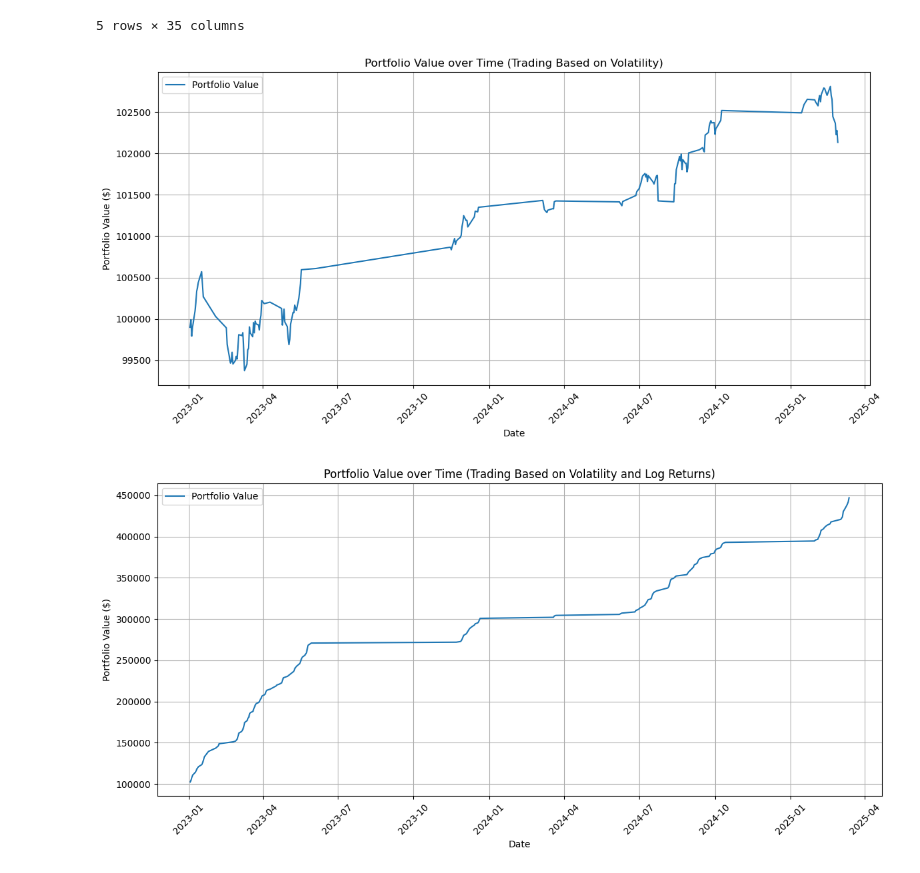
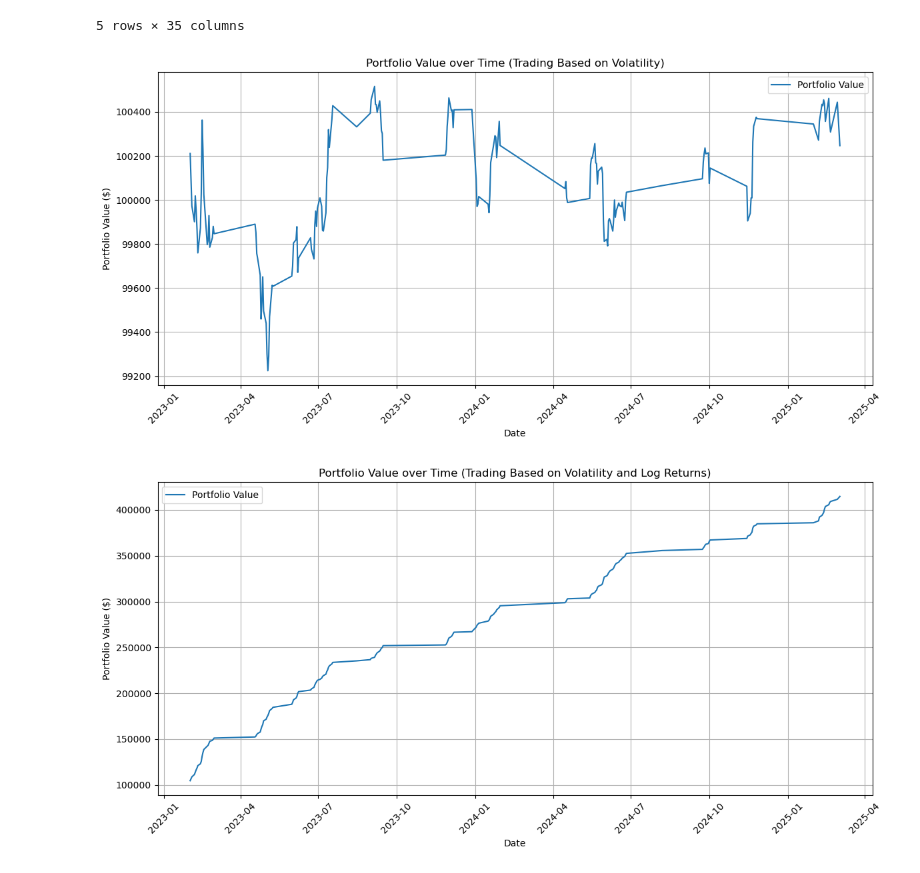
Before and after one commit to GeronimoBWalker/commodity, a Jupyter notebook: commodity_analysis_chey (G).ipynb, the cells around one changed output. Drawn from its saved outputs; the diff is of its cells as text; code cells hidden in the pictures.

```diff
--- a/commodity_analysis_chey (G).ipynb
+++ b/commodity_analysis_chey (G).ipynb
@@ -292,18 +295,20 @@ print(lag_returns_df.shape)
 # %% [output]
 (1299, 60)
 # %%
-# Calculate correlations between returns and lagged returns
+# Calculate correlations between original price and lagged returns  - different window sizes of percent changes
 correlations = {}
 
 for mineral in minerals:
     for lag in range(1, max_lags + 1):
         lag_column = f'{mineral}_returns_lag_{lag}'
-        correlations[mineral+ ' vs ' + mineral + f'_returns_lag_{lag}'] = pd.concat([metals[mineral],lag_returns_df[lag_column]],axis=1).dropna().corr().values[0][1]
+        correlations[f'{mineral} vs {mineral}_returns_lag_{lag}'] = pd.concat(
+            [metals[mineral],lag_returns_df[lag_column]],axis=1).dropna().corr().values[0][1]
 
 # Display the correlation matrix
-top_correlations = sorted(correlations.items(), key=lambda x: x[1], reverse=True)[:20]
+top_correlations = sorted(correlations.items(), key=lambda x: x[1], reverse=True)[:]
 
 print('Top Correlations between Mineral Return and Lagged Mineral Return')
-top_correlations
+for pair, corr in top_correlations:
+    print(f'{pair}: {corr:.2f}')
 # %% [output]
 Top Correlations between Mineral Return and Lagged Mineral Return
@@ -330,6 +331,8 @@ Top Correlations between Mineral Return and Lagged Mineral Return
 # %%
+# Create daily percent change and volatility columns
 for mineral in minerals:
     metals[f'{mineral}_daily_pct_change'] = metals[mineral].pct_change(fill_method=None)
+    metals[f'{mineral} Volatility'] = metals[mineral].rolling(window=21,min_periods=1).std()
 # %%
 growth_stocks = [
     "NVDA",  # NVIDIA Corporation
@@ -338,7 +341,7 @@ growth_stocks = [
     "AMD",   # Advanced Micro Devices, Inc.
     "CRM",   # Salesforce Inc.
     "ADBE",  # Adobe Inc.
-    "SQ",    # Square, Inc.
+    # "SQ",    # Square, Inc.
     "ZM",    # Zoom Video Communications Inc.
     "SHOP",  # Shopify Inc.
     "SNAP",  # Snap Inc.
@@ -414,9 +417,12 @@ minerals_columns = [
     'GC=F Log Return', 'HG=F Log Return', 'PA=F Log Return', 'PL=F Log Return', 'SI=F Log Return', 'SLAB Log Return'
 ]
 
+minerals_volatility = ['GC=F Close Volatility', 'HG=F Close Volatility', 'PA=F Close Volatility', 'PL=F Close Volatility', 'SI=F Close Volatility', 'SLAB Close Volatility']
+
+
 stock_columns = [
     'NVDA_log_return', 'MRVL_log_return', 'FTNT_log_return', 'AMD_log_return', 'CRM_log_return',
-    'ADBE_log_return', 'SQ_log_return', 'ZM_log_return', 'SHOP_log_return', 'SNAP_log_return',
+    'ADBE_log_return', 'ZM_log_return', 'SHOP_log_return', 'SNAP_log_return',
     'NET_log_return', 'TWLO_log_return', 'MDB_log_return', 'RBLX_log_return', 'SNOW_log_return',
     'PINS_log_return', 'TTD_log_return', 'DOCU_log_return', 'AAPL_log_return', 'MSFT_log_return',
     'INTC_log_return', 'IBM_log_return', 'ORCL_log_return', 'CSCO_log_return', 'HPE_log_return',
@@ -425,7 +431,7 @@ stock_columns = [
     'VZ_log_return', 'TMUS_log_return'
 ]
 
-master_df1 = pd.merge(plat_df[['Date','Volatility'] + minerals_columns], stock_returns_df, on='Date', how='left')
+master_df1 = pd.merge(metals[['Date'] + minerals_columns + minerals_volatility], stock_returns_df, on='Date', how='left')
 # Set 'Date' as the index
 master_df1.set_index('Date', inplace=True)
 # %%
@@ -701,11 +704,11 @@ trade_history = []
 # Loop through the test data (2024-2025)
 for idx, row in test_data.iterrows():
     # Extract the volatility for the current row
-    volatility = row['Volatility']
+    volatility = row['PL=F Close Volatility']
     if np.isnan(volatility):
         continue
 
-    if volatility < np.percentile(test_data['Volatility'], volatility_threshold_pct * 100):
+    if volatility < np.percentile(test_data['PL=F Close Volatility'], volatility_threshold_pct * 100):
         continue  # Skip this row if volatility is too low
 
     # Calculate the total investment available for this trade
@@ -726,34 +729,34 @@ for idx, row in test_data.iterrows():
         portfolio_value -= investment_per_stock  # Deduct investment from portfolio balance
         portfolio_value += investment_per_stock * (1 + stock_return)  # Adjust portfolio value based on stock return
 
         trade_history.append({
             'date': row.name,
             'action': 'Buy',
             'stock': stock,
             'investment': investment_per_stock,
             'portfolio_value': portfolio_value,
             'return_pct': stock_return * 100,
             'gain_loss': investment_per_stock * stock_return
 
         })
 
     # Store the portfolio value for plotting cumulative returns
     cumulative_returns.append(portfolio_value)
     portfolio_dates.append(row.name)  # Append the corresponding date
 
 # Plot the cumulative returns over time
 plt.figure(figsize=(12, 6))
 plt.plot(portfolio_dates, cumulative_returns, label="Portfolio Value")
 plt.xlabel("Date")
 plt.ylabel("Portfolio Value ($)")
 plt.title("Portfolio Value over Time (Trading Based on Volatility)")
 plt.grid(True)
 plt.legend()
 plt.xticks(rotation=45)  # Rotate date labels for readability
 plt.tight_layout()  # Adjust the layout to fit labels
 plt.show()
 # %% [output]
-[figure, old version]
+[figure, new version]
 # %%
 
 # Initialize parameters for the strategy
@@ -786,10 +789,10 @@ trade_history = []
 # Loop through the test data (2024-2025)
 for idx, row in test_data.iterrows():
     # Extract the volatility for the current row
-    volatility = row['Volatility']
+    volatility = row['PL=F Close Volatility']
 
     # Check if volatility is in the top 30% (we proceed only if volatility is high enough)
-    if volatility < np.percentile(test_data['Volatility'], volatility_threshold_pct * 100):
+    if volatility < np.percentile(test_data['PL=F Close Volatility'], volatility_threshold_pct * 100):
         continue  # Skip this row if volatility is too low
 
     # Calculate the total investment available for this trade
@@ -844,7 +847,7 @@ plt.xticks(rotation=45)  # Rotate date labels for readability
 plt.tight_layout()  # Adjust the layout to fit labels
 plt.show()
 # %% [output]
-[figure, old version]
+[figure, new version]
 # %%
 
 
```
Also changed, not shown: parts of 17 cells of this notebook.
